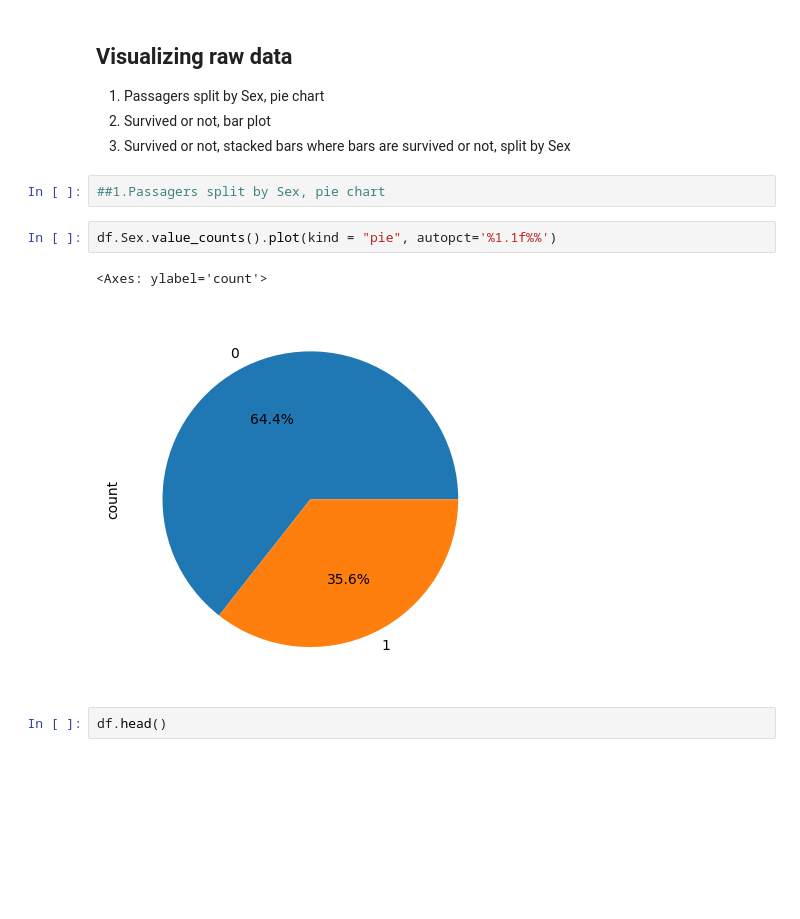
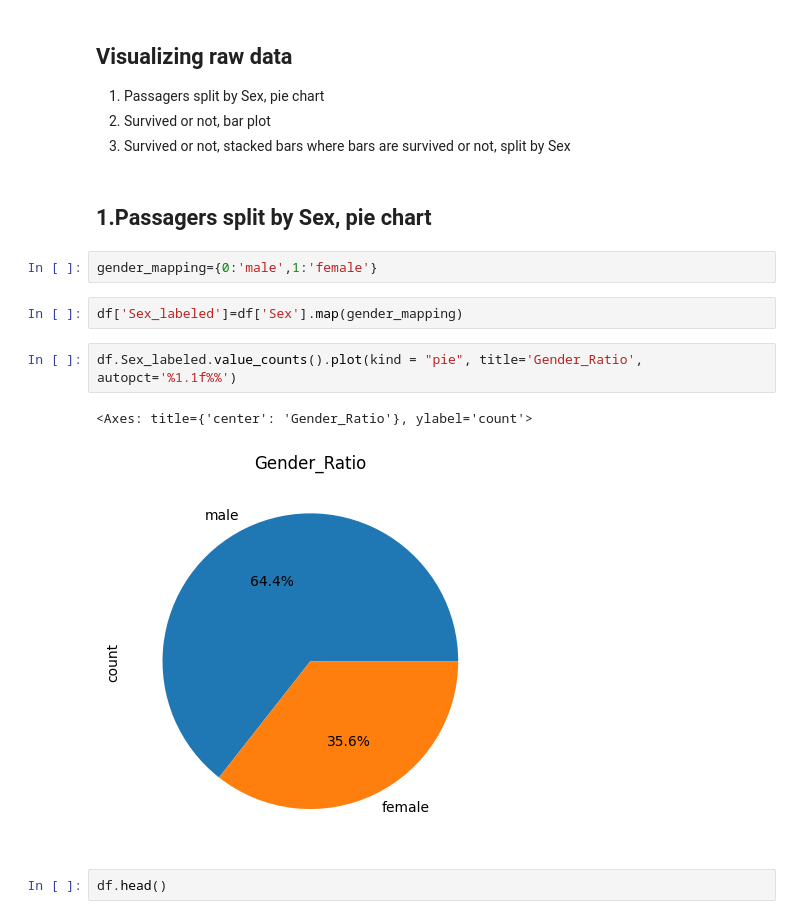
Before and after one commit to gholam4030/Gholam_Codeyourpath, a Jupyter notebook: notebook/1.0-codeyourpath-initial-titanic-analysis.ipynb, the cells around one changed output. Saved outputs shown, nothing was run; the diff lists cells and outputs as text; blank space fills up the shorter version.

```diff
--- a/notebook/1.0-codeyourpath-initial-titanic-analysis.ipynb
+++ b/notebook/1.0-codeyourpath-initial-titanic-analysis.ipynb
@@ -25,13 +26,17 @@ df.head()
 1. Passagers split by Sex, pie chart
 2. Survived or not, bar plot
 3. Survived or not, stacked bars where bars are survived or not, split by Sex
-# %%
-##1.Passagers split by Sex, pie chart
+# %% [markdown]
+## 1.Passagers split by Sex, pie chart
+# %%
+gender_mapping={0:'male',1:'female'}
+# %%
+df['Sex_labeled']=df['Sex'].map(gender_mapping)
 # %%
-df.Sex.value_counts().plot(kind = "pie", autopct='%1.1f%%')
+df.Sex_labeled.value_counts().plot(kind = "pie", title='Gender_Ratio', autopct='%1.1f%%')
 # %% [output]
-<Axes: ylabel='count'>
+<Axes: title={'center': 'Gender_Ratio'}, ylabel='count'>
-[figure, old version]
+[figure, new version]
 # %%
 df.head()
 # %% [output]
```
Also changed, not shown: parts of 16 cells of this notebook, 1 other file.
